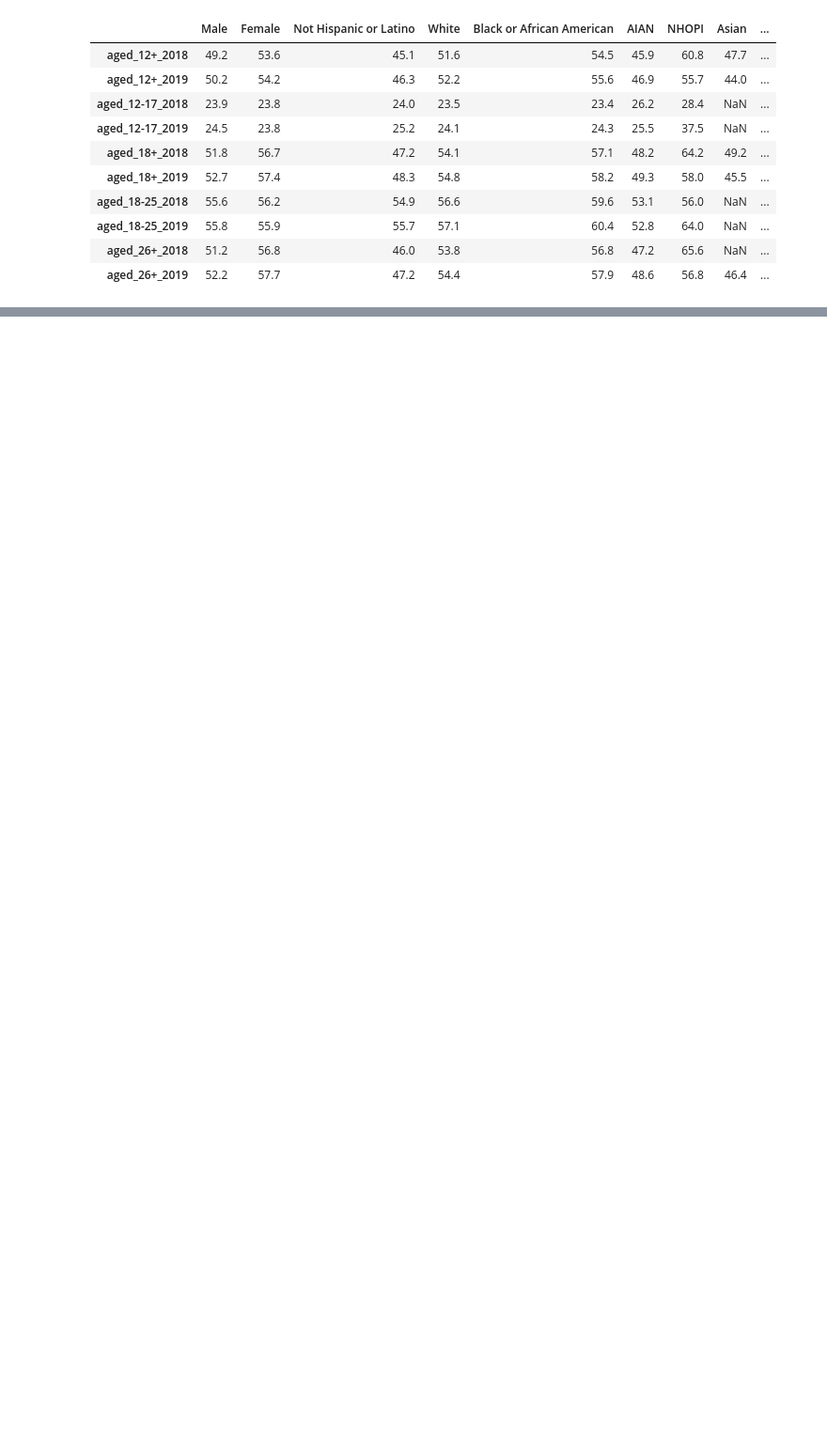
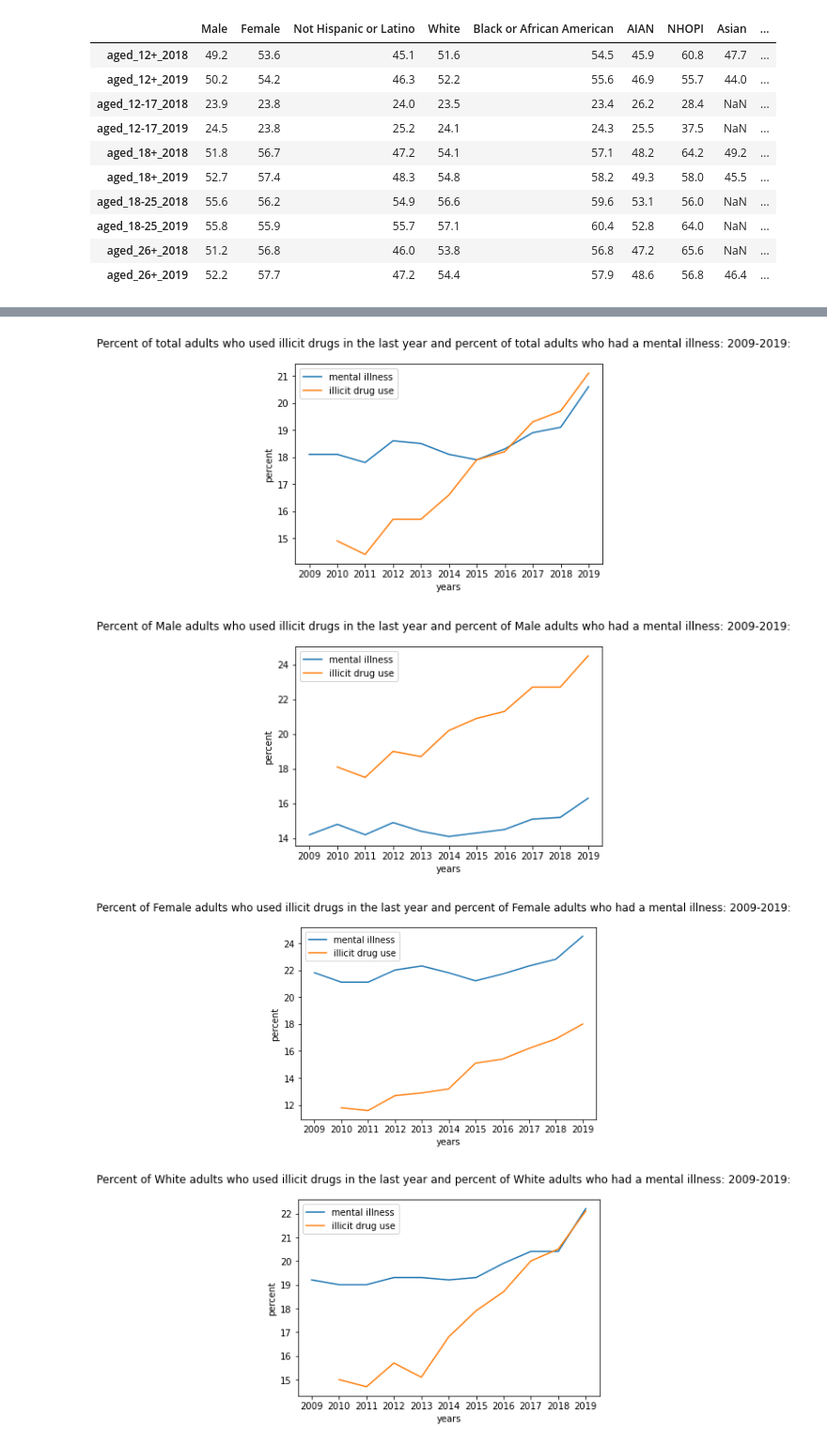
Before and after one commit to azk9/origin2950, a Jupyter notebook: project_phase2.ipynb, the cells around one changed output, grey strips where cells are left out. Shown at 94% size. Saved outputs shown, nothing was run; the diff lists cells and outputs as text; code cells hidden in the pictures; blank space fills up the shorter version.

```diff
--- a/project_phase2.ipynb
+++ b/project_phase2.ipynb
@@ -68,6 +92,12 @@ def delete_blank(data_array):
     return data
 # %%
 def delete_footnotes_and_commas(dataframe):
+    """
+    Returns a pandas DataFrame identical to the argument passed in dataframe but with 'a' and ',' removed from each string entry
+    in the DataFrame.
+
+    dataframe: the pandas DataFrame from which 'a' and ',' will be deleted in all entries.
+    """
     col_names = dataframe.columns.values.tolist()
     row_count = len(dataframe)
     for name in col_names:
@@ -79,7 +109,15 @@ def delete_footnotes_and_commas(dataframe):
     return dataframe
 # %%
 def arrange_data(array, number_of_rows, number_of_columns):
-    """ puts data in rows and columns """
+    """
+    Returns a 2D list with number_of_rows 1D lists each with number_of_columns entries.
+
+    array: 1D list from which the data will be rearranged.
+
+    number_of_rows: int. the number of rows that the returned 2D list will have.
+
+    number_of_columns: int. the number of columns that the returned 2D list will have.
+    """
     formatted_data=[]
     count=0
     for i in range(number_of_rows):
@@ -492,0 +440,5 @@ df8
+# %%
+col_names1 = df7.columns.values.tolist()
+for name in col_names1:
+    correlation = df7[name].astype('float64').corr(df2[name].astype('float64'))
+    print('Correlation between the percent of ' + name + ' adults who used illicit drugs in the past year vs. percent of ' + name + ' adults who had a mental illness between 2009 and 2019: '+ str(round(correlation, 2))+'\n')
@@ -492,0 +465,18 @@ df8
+# %%
+col_names1 = df7.columns.values.tolist()
+n=0
+for name in col_names1:
+    fig = plt.figure(n)
+    plt.plot(df2[name][1:], label = 'mental illness')
+    plt.plot(df7[name][1:], label='illicit drug use')
+    plt.xlabel('years')
+    plt.ylabel('percent')
+    fig.suptitle('Percent of '+ name + ' adults who used illicit drugs in the last year and percent of ' + name + ' adults who had a mental illness: 2009-2019:')
+    plt.legend()
+    plt.show()
+    n+=1
+# %% [output]
+[figure, added]
+[figure, added]
+[figure, added]
+[figure, added]
```
Also changed, not shown: parts of 29 cells of this notebook.
